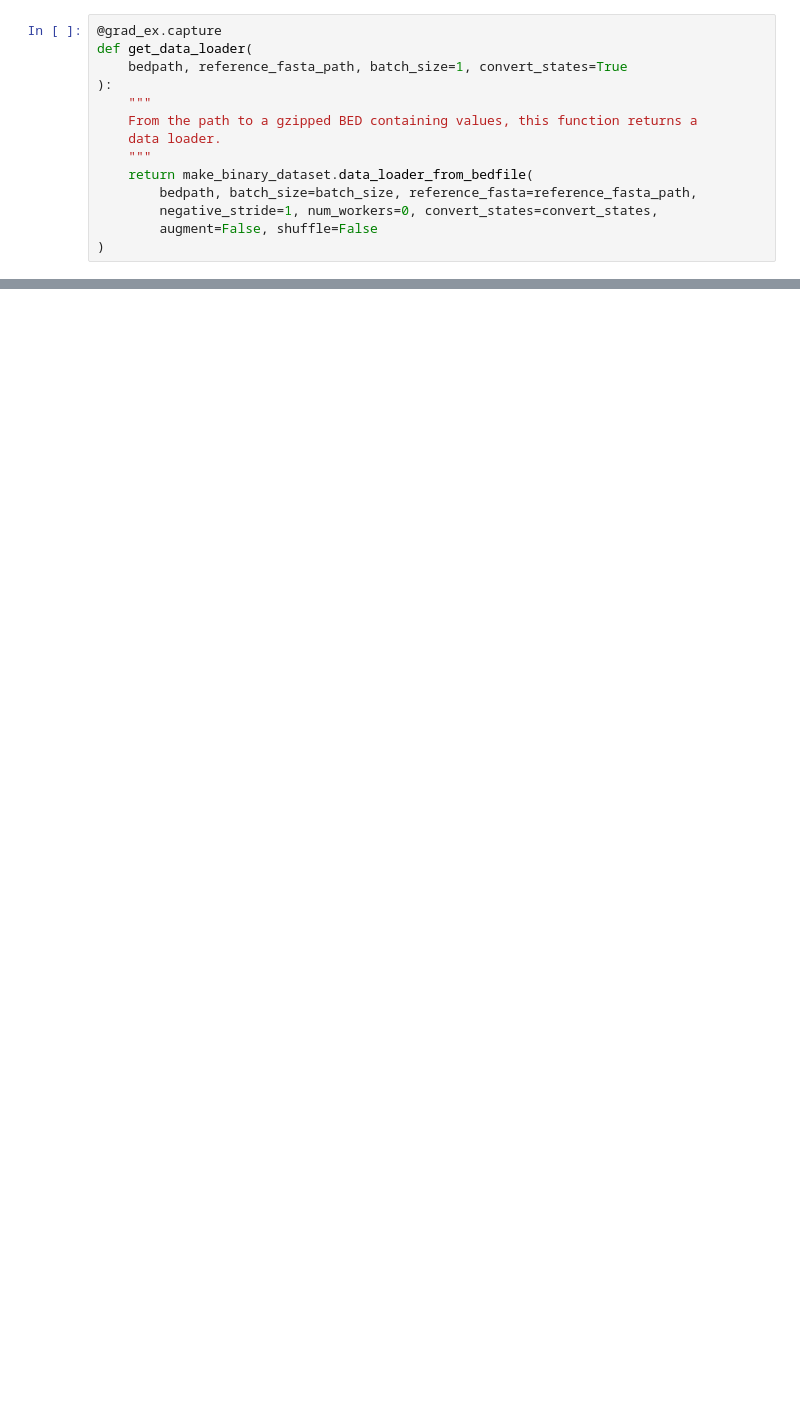
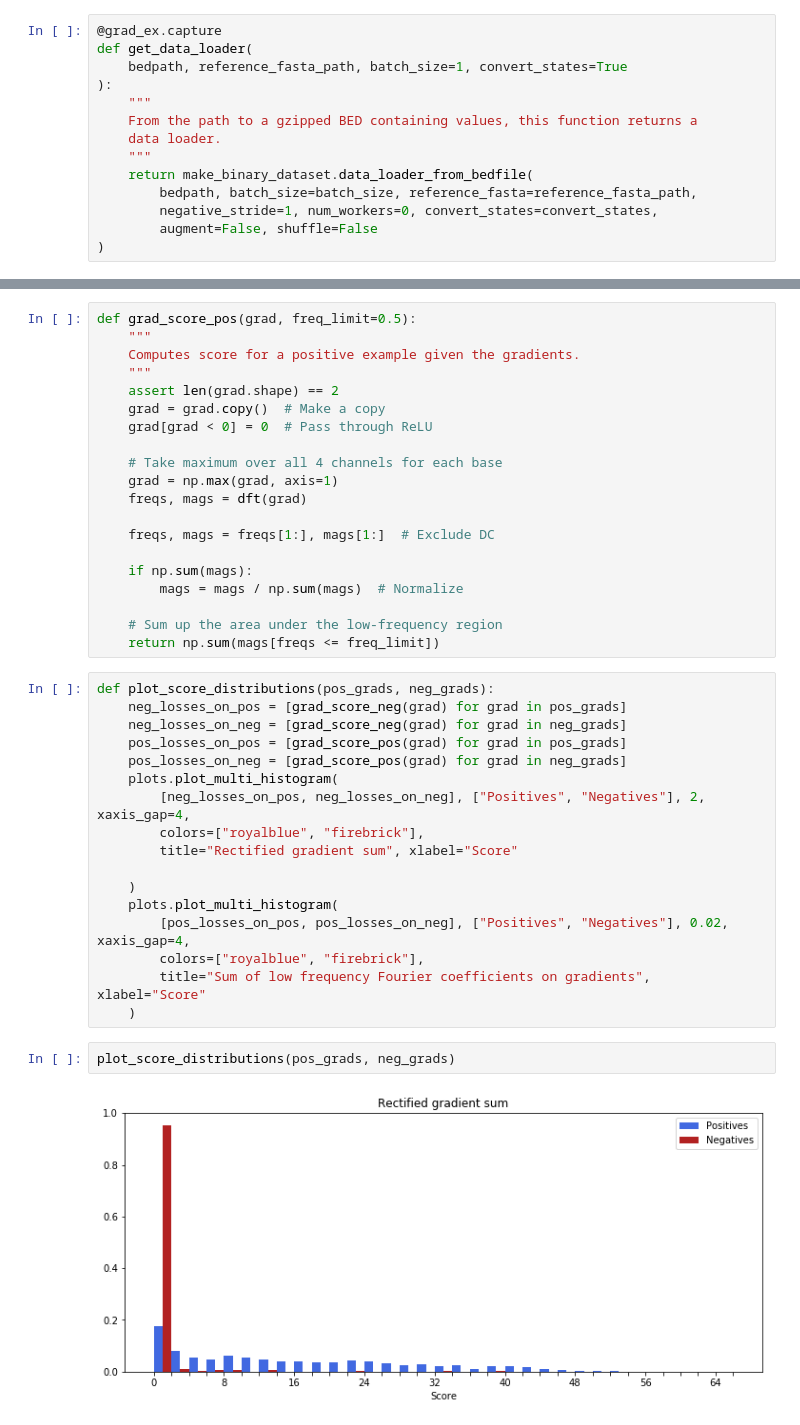
Before and after one commit to amtseng/fourier_attribution_priors, a Jupyter notebook: notebooks/input_gradients.ipynb, the cells around one changed output, grey strips where cells are left out. Cells and saved outputs as stored; diff of their text form; blank space fills up the shorter version.

```diff
--- a/notebooks/input_gradients.ipynb
+++ b/notebooks/input_gradients.ipynb
@@ -139,0 +179,41 @@ plot_grad_and_fft(grads[-2])
+# %%
+def grad_score_pos(grad, freq_limit=0.5):
+    """
+    Computes score for a positive example given the gradients.
+    """
+    assert len(grad.shape) == 2
+    grad = grad.copy()  # Make a copy
+    grad[grad < 0] = 0  # Pass through ReLU
+
+    # Take maximum over all 4 channels for each base
+    grad = np.max(grad, axis=1)
+    freqs, mags = dft(grad)
+
+    freqs, mags = freqs[1:], mags[1:]  # Exclude DC
+
+    if np.sum(mags):
+        mags = mags / np.sum(mags)  # Normalize
+
+    # Sum up the area under the low-frequency region
+    return np.sum(mags[freqs <= freq_limit])
+# %%
+def plot_score_distributions(pos_grads, neg_grads):
+    neg_losses_on_pos = [grad_score_neg(grad) for grad in pos_grads]
+    neg_losses_on_neg = [grad_score_neg(grad) for grad in neg_grads]
+    pos_losses_on_pos = [grad_score_pos(grad) for grad in pos_grads]
+    pos_losses_on_neg = [grad_score_pos(grad) for grad in neg_grads]
+    plots.plot_multi_histogram(
+        [neg_losses_on_pos, neg_losses_on_neg], ["Positives", "Negatives"], 2, xaxis_gap=4,
+        colors=["royalblue", "firebrick"],
+        title="Rectified gradient sum", xlabel="Score"
+
+    )
+    plots.plot_multi_histogram(
+        [pos_losses_on_pos, pos_losses_on_neg], ["Positives", "Negatives"], 0.02, xaxis_gap=4,
+        colors=["royalblue", "firebrick"],
+        title="Sum of low frequency Fourier coefficients on gradients", xlabel="Score"
+    )
+# %%
+plot_score_distributions(pos_grads, neg_grads)
+# %% [output]
+[figure, added]
```
Also changed, not shown: parts of 18 cells of this notebook, 5 other files.
